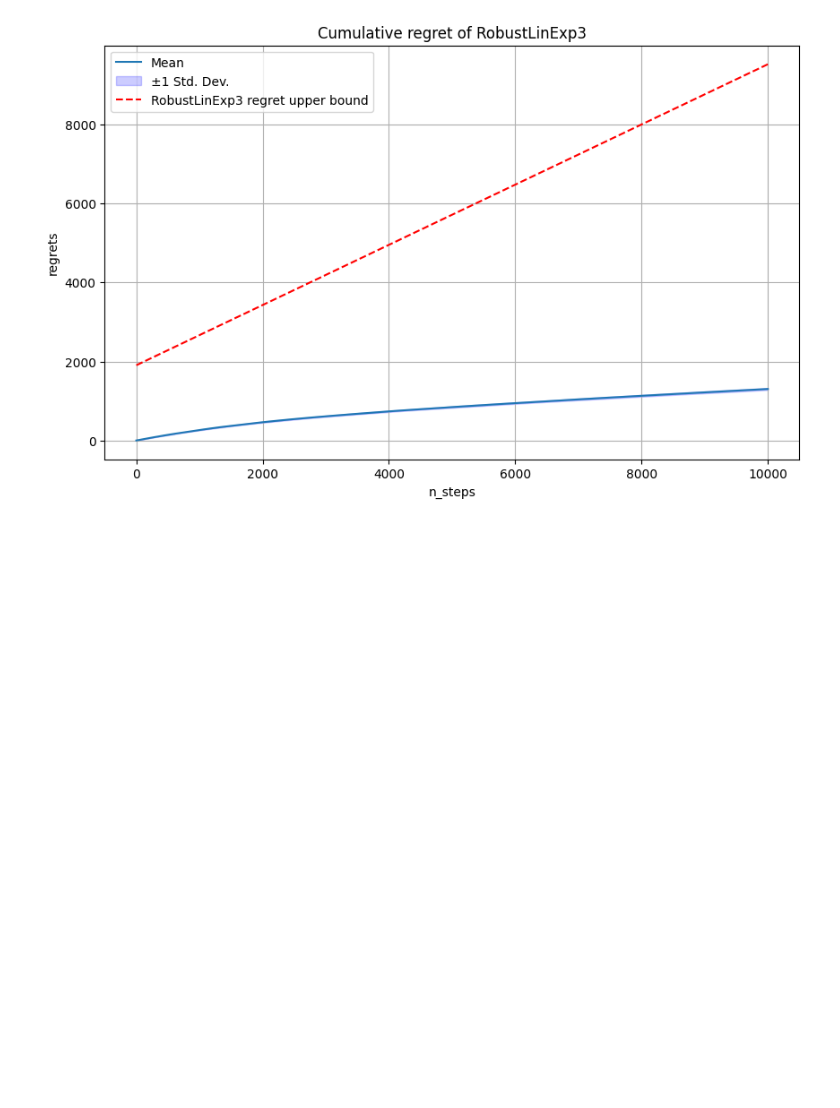
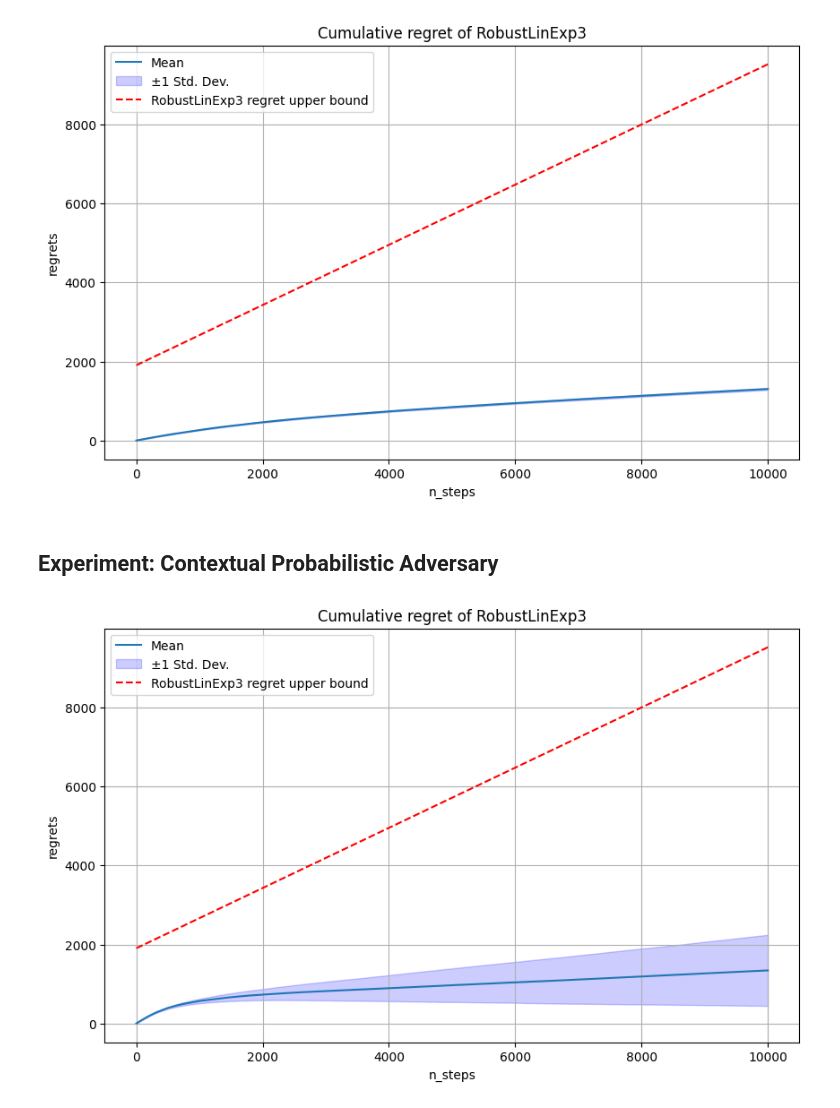
Before and after one commit to Oscar12346/bandit_research_group_9, a Jupyter notebook: experiments/Experiments.ipynb, the cells around one changed output. Saved outputs shown, nothing was run; the diff lists cells and outputs as text; code cells hidden in the pictures; blank space fills up the shorter version.

Commit message:
probabilistic adversary for linexp3

```diff
--- a/experiments/Experiments.ipynb
+++ b/experiments/Experiments.ipynb
@@ -105,3 +109,5 @@ vis.plot_mean_std(
 )
 # %% [output]
 [figure]
+# %% [markdown]
+## Experiment: Contextual Probabilistic Adversary ##
@@ -107,0 +133,11 @@ vis.plot_mean_std(
+# %%
+vis.plot_mean_std(
+    data=cumulative_regrets,
+    title=f"Cumulative regret of {name}",
+    xlabel="n_steps",
+    ylabel="regrets",
+    baseline=bound_per_timestep,
+    baseline_title=f"{name} regret upper bound"
+)
+# %% [output]
+[figure, added]
```
Also changed, not shown: parts of 3 cells of this notebook, 3 other files.
